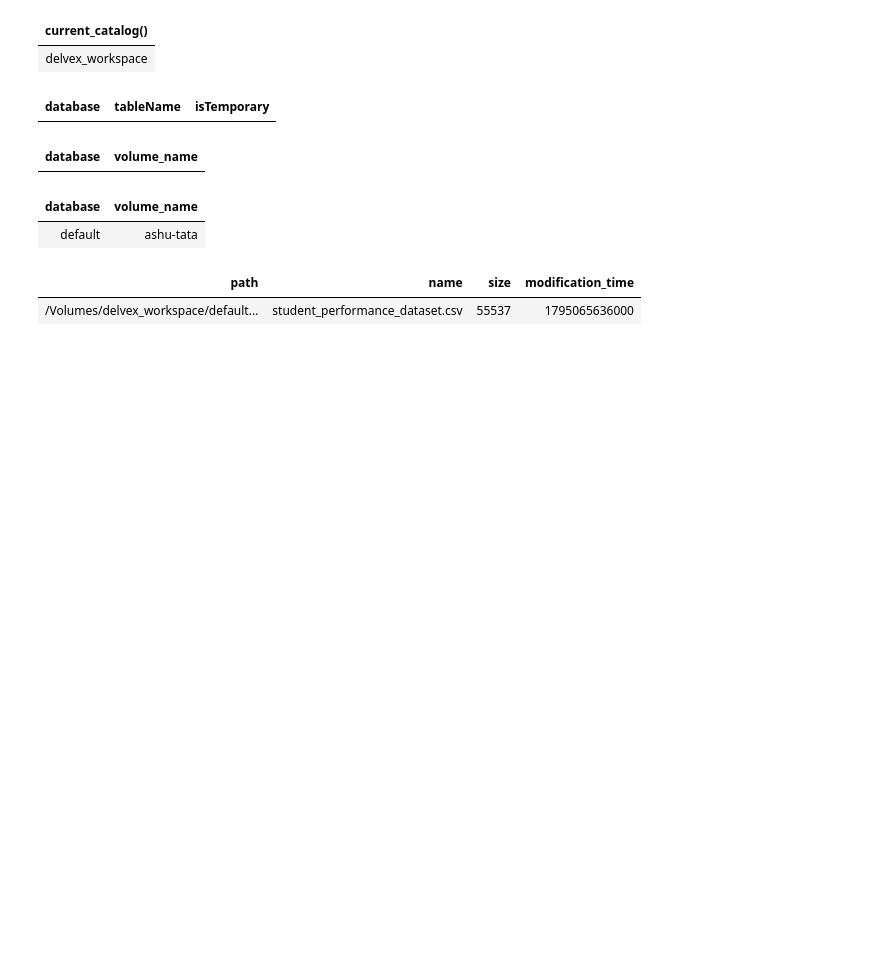
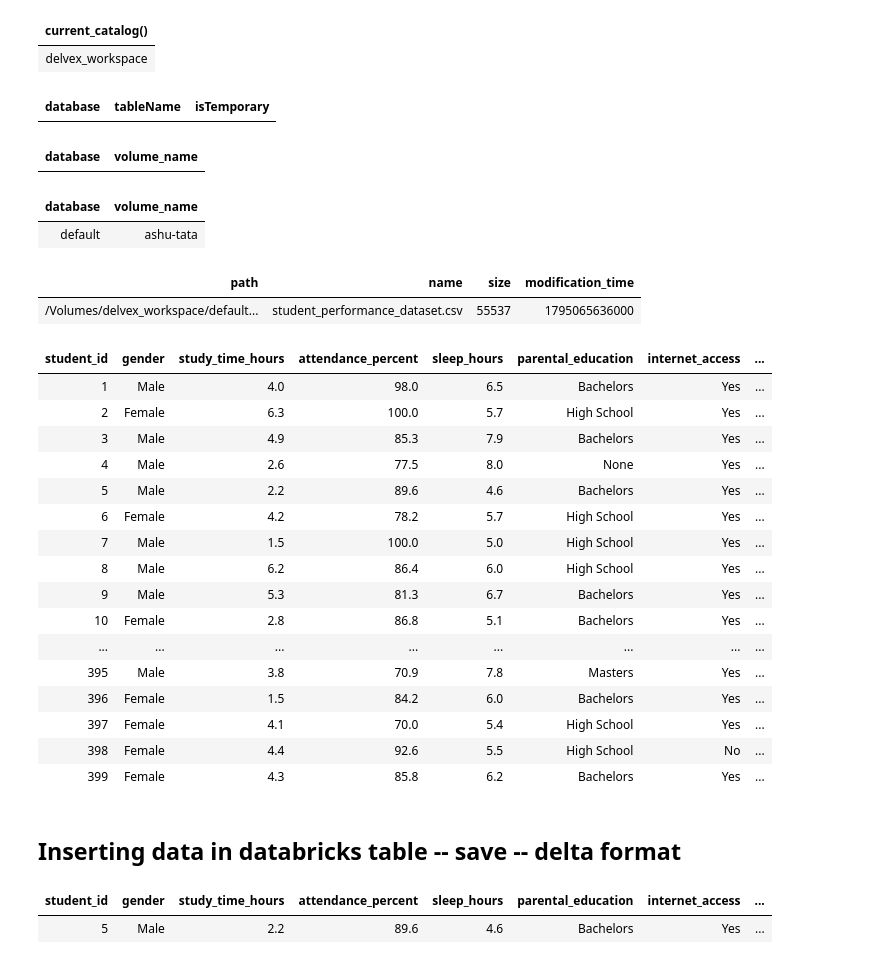
Before and after one commit to redashu/Databricks_TataTech_16thNov2026, a Jupyter notebook: day3/day3-notebook-ashu.ipynb, the cells around one changed output. Cells and saved outputs as stored; diff of their text form; code cells hidden in the pictures; blank space fills up the shorter version.

```diff
--- a/day3/day3-notebook-ashu.ipynb
+++ b/day3/day3-notebook-ashu.ipynb
@@ -30,3 +30,29 @@ LIST '/Volumes/delvex_workspace/default/ashu-tata'
 # %% [output]
 | path | name | size | modification_time |
 | /Volumes/delvex_workspace/default... | student_performance_dataset.csv | 55537 | 1795065636000 |
+# %%
+# using volume data to read using spark read function
+file_path = "/Volumes/delvex_workspace/default/ashu-tata/student_performance_dataset.csv"
+#df = spark.read.csv(file_path, header=True, inferSchema=True)
+df = spark.read.option("header", "true").option("inferSchema", "true").csv(file_path)
+display(df)
+# %% [output]
+| student_id | gender | study_time_hours | attendance_percent | sleep_hours | parental_education | internet_access | ... |
+| 1 | Male | 4.0 | 98.0 | 6.5 | Bachelors | Yes | ... |
+| 2 | Female | 6.3 | 100.0 | 5.7 | High School | Yes | ... |
+| 3 | Male | 4.9 | 85.3 | 7.9 | Bachelors | Yes | ... |
+| 4 | Male | 2.6 | 77.5 | 8.0 | None | Yes | ... |
+| 5 | Male | 2.2 | 89.6 | 4.6 | Bachelors | Yes | ... |
+| 6 | Female | 4.2 | 78.2 | 5.7 | High School | Yes | ... |
+| 7 | Male | 1.5 | 100.0 | 5.0 | High School | Yes | ... |
+| 8 | Male | 6.2 | 86.4 | 6.0 | High School | Yes | ... |
+| 9 | Male | 5.3 | 81.3 | 6.7 | Bachelors | Yes | ... |
+| 10 | Female | 2.8 | 86.8 | 5.1 | Bachelors | Yes | ... |
+| ... | ... | ... | ... | ... | ... | ... | ... |
+| 395 | Male | 3.8 | 70.9 | 7.8 | Masters | Yes | ... |
+| 396 | Female | 1.5 | 84.2 | 6.0 | Bachelors | Yes | ... |
+| 397 | Female | 4.1 | 70.0 | 5.4 | High School | Yes | ... |
+| 398 | Female | 4.4 | 92.6 | 5.5 | High School | No | ... |
+| 399 | Female | 4.3 | 85.8 | 6.2 | Bachelors | Yes | ... |
+# %% [markdown]
+## Inserting data in databricks table -- save -- delta format
@@ -32,0 +62,7 @@ LIST '/Volumes/delvex_workspace/default/ashu-tata'
+# %%
+%sql
+select * from student_performance
+where student_id = 5;
+# %% [output]
+| student_id | gender | study_time_hours | attendance_percent | sleep_hours | parental_education | internet_access | ... |
+| 5 | Male | 2.2 | 89.6 | 4.6 | Bachelors | Yes | ... |
```
Also changed, not shown: parts of 4 cells of this notebook.
